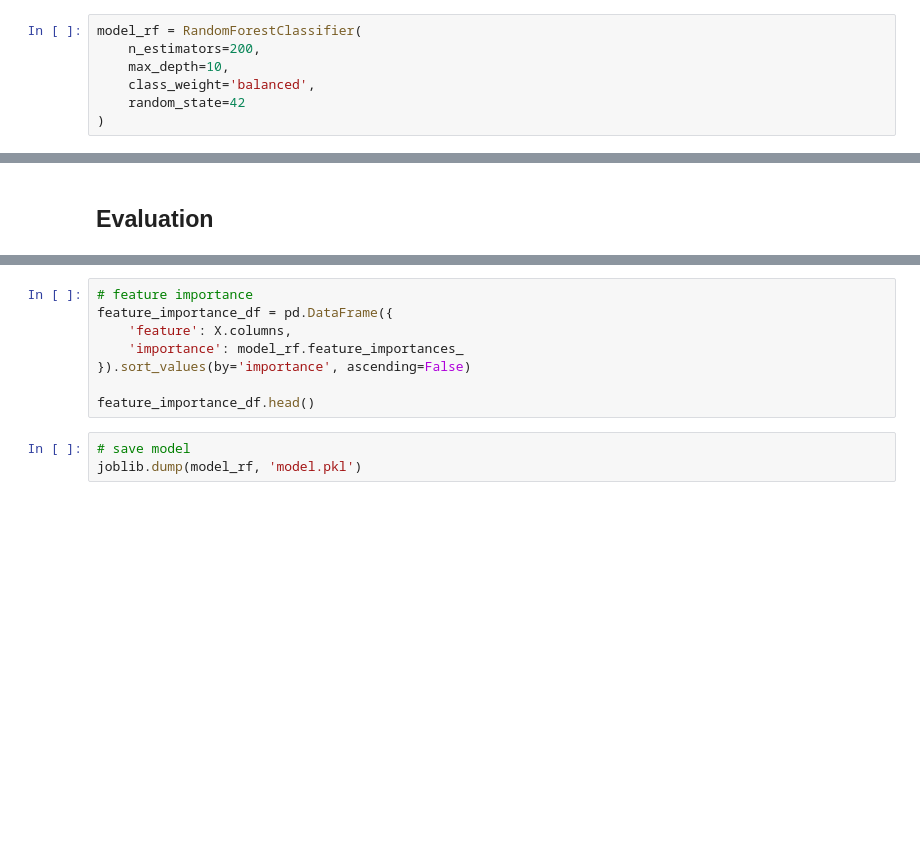
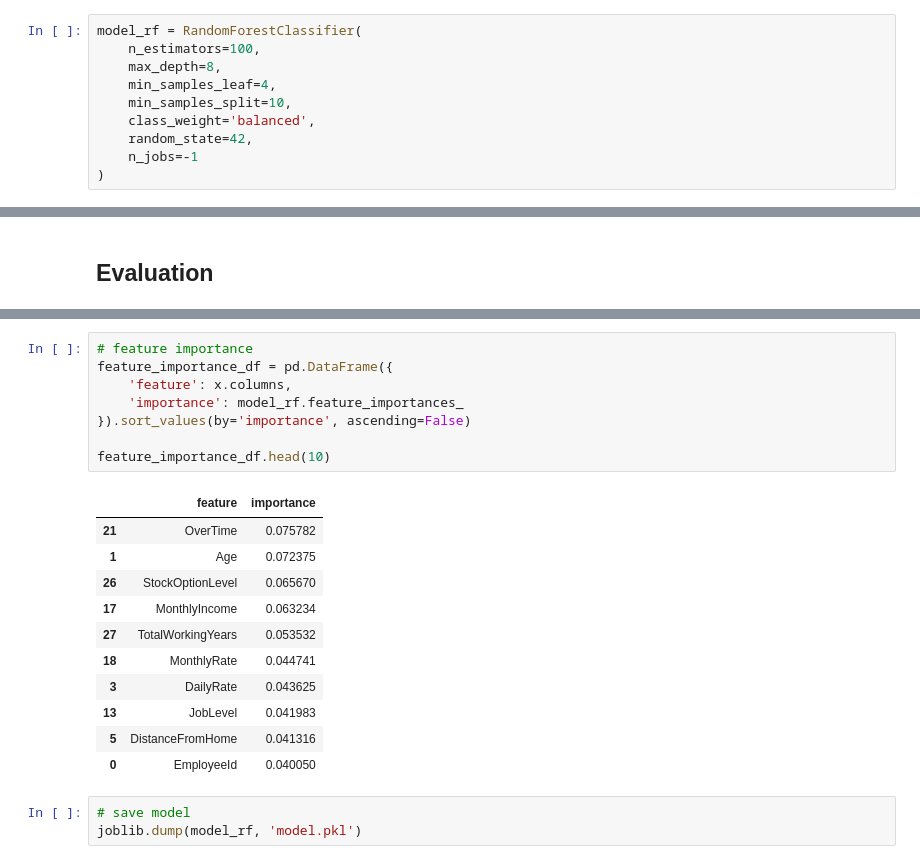
Before and after one commit to Sulbae/HR-Dashboard, a Jupyter notebook: notebook.ipynb, the cells around one changed output, grey strips where cells are left out. Cells and saved outputs as stored; diff of their text form; blank space fills up the shorter version.

```diff
--- a/notebook.ipynb
+++ b/notebook.ipynb
@@ -368,10 +368,13 @@ X_train, X_test, y_train, y_test = train_test_split(
 ## Modeling
 # %%
 model_rf = RandomForestClassifier(
-    n_estimators=200,
-    max_depth=10,
+    n_estimators=100,
+    max_depth=8,
+    min_samples_leaf=4,
+    min_samples_split=10,
     class_weight='balanced',
-    random_state=42
+    random_state=42,
+    n_jobs=-1
 )
 # %%
 model_rf.fit(X_train, y_train)
@@ -408,11 +411,23 @@ plt.show()
 # %%
 # feature importance
 feature_importance_df = pd.DataFrame({
-    'feature': X.columns,
+    'feature': x.columns,
     'importance': model_rf.feature_importances_
 }).sort_values(by='importance', ascending=False)
 
-feature_importance_df.head()
+feature_importance_df.head(10)
+# %% [output]
+|  | feature | importance |
+| 21 | OverTime | 0.075782 |
+| 1 | Age | 0.072375 |
+| 26 | StockOptionLevel | 0.065670 |
+| 17 | MonthlyIncome | 0.063234 |
+| 27 | TotalWorkingYears | 0.053532 |
+| 18 | MonthlyRate | 0.044741 |
+| 3 | DailyRate | 0.043625 |
+| 13 | JobLevel | 0.041983 |
+| 5 | DistanceFromHome | 0.041316 |
+| 0 | EmployeeId | 0.040050 |
 # %%
 # save model
 joblib.dump(model_rf, 'model.pkl')
```
Also changed, not shown: parts of 3 cells of this notebook.
